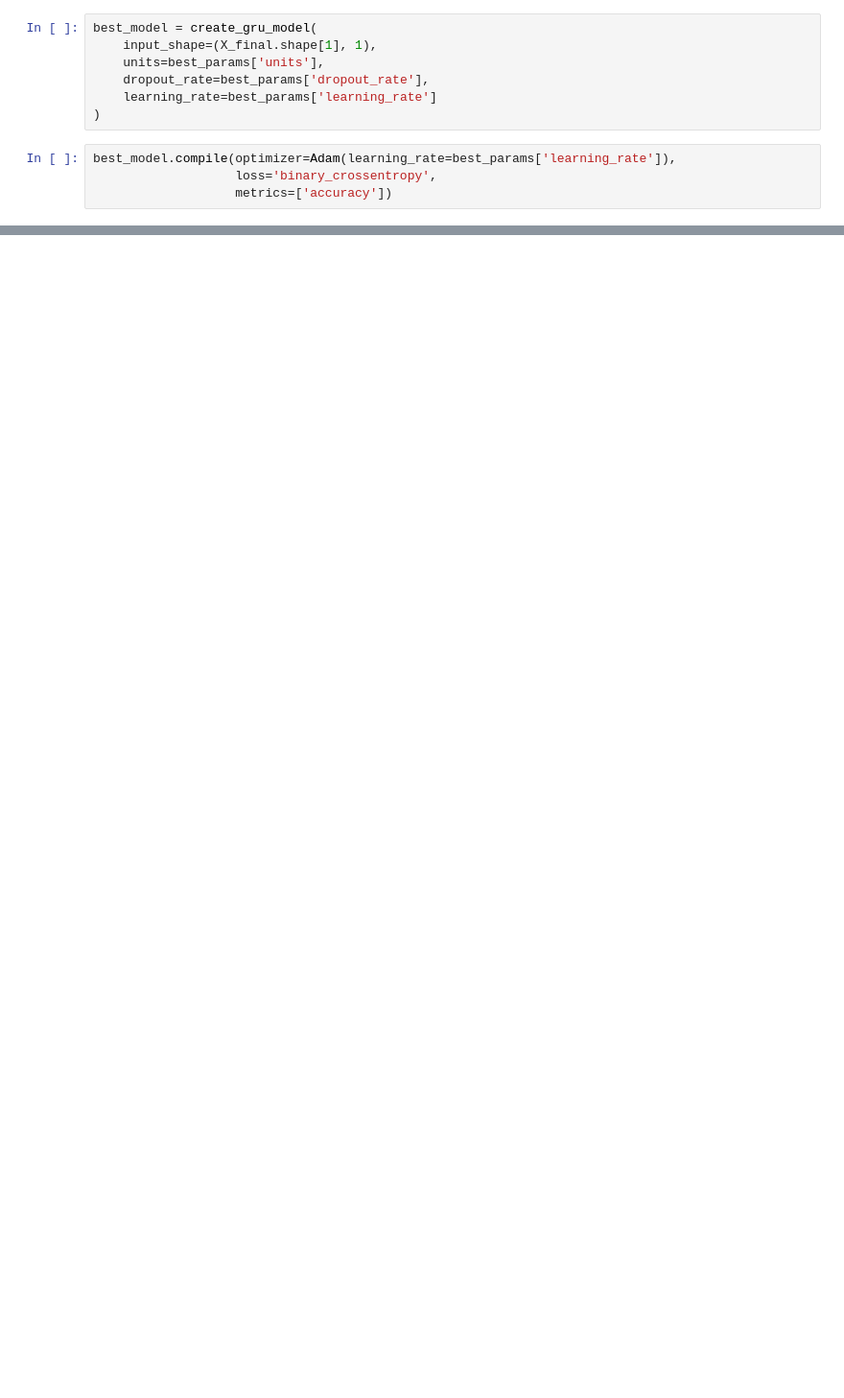
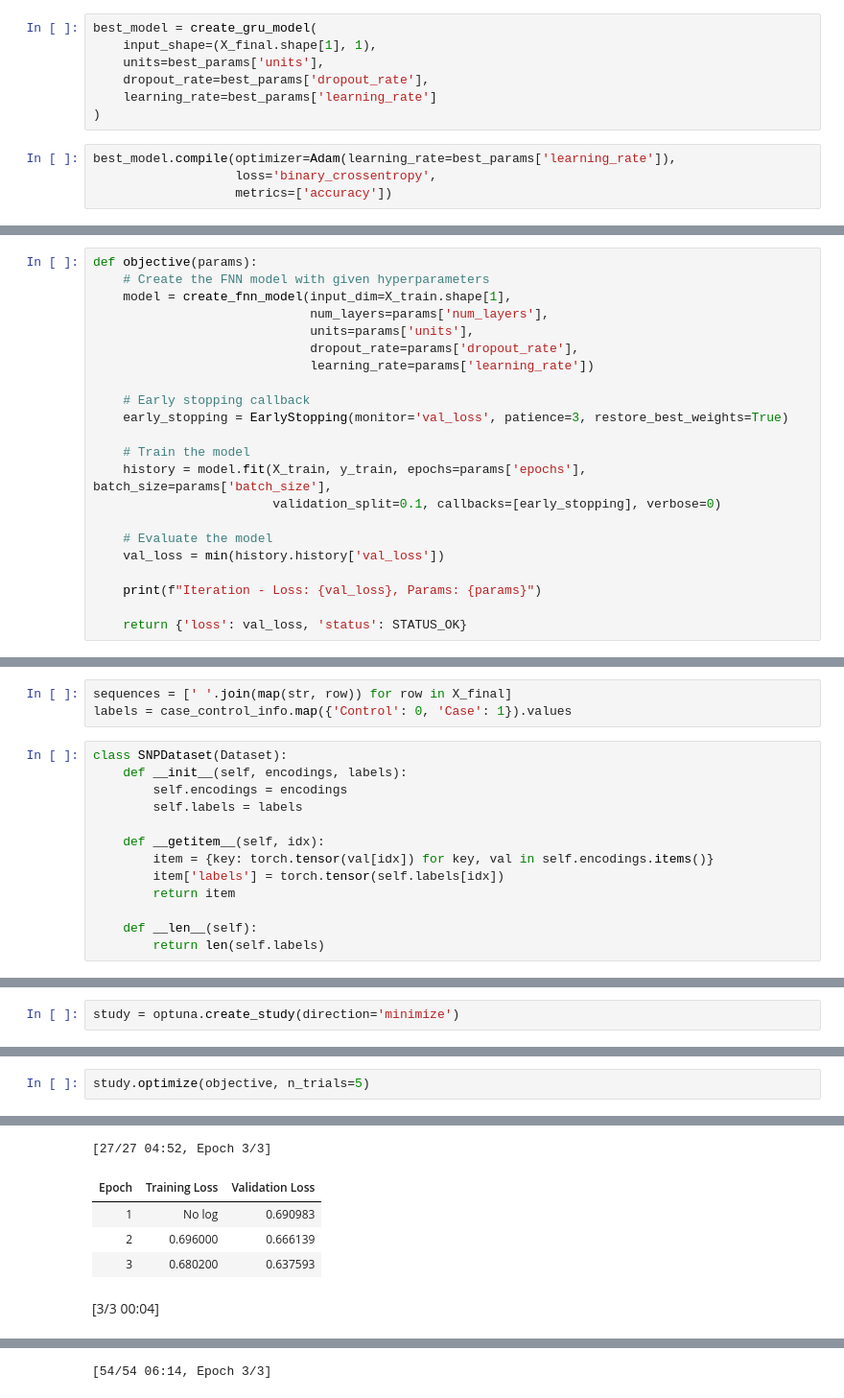
Before and after one commit to CEL-lab/SNP_Deep-Learning, a Jupyter notebook: Code/MentalRetardationModels.ipynb, the cells around one changed output, grey strips where cells are left out. Shown at 96% size. Drawn from its saved outputs; the diff is of its cells as text; blank space fills up the shorter version.

```diff
--- a/Code/MentalRetardationModels.ipynb
+++ b/Code/MentalRetardationModels.ipynb
@@ -2860,0 +3225,22 @@ print(f"Specificity: {test_specificity}")
+# %%
+def objective(params):
+    # Create the FNN model with given hyperparameters
+    model = create_fnn_model(input_dim=X_train.shape[1],
+                             num_layers=params['num_layers'],
+                             units=params['units'],
+                             dropout_rate=params['dropout_rate'],
+                             learning_rate=params['learning_rate'])
+
+    # Early stopping callback
+    early_stopping = EarlyStopping(monitor='val_loss', patience=3, restore_best_weights=True)
+
+    # Train the model
+    history = model.fit(X_train, y_train, epochs=params['epochs'], batch_size=params['batch_size'],
+                        validation_split=0.1, callbacks=[early_stopping], verbose=0)
+
+    # Evaluate the model
+    val_loss = min(history.history['val_loss'])
+
+    print(f"Iteration - Loss: {val_loss}, Params: {params}")
+
+    return {'loss': val_loss, 'status': STATUS_OK}
@@ -2860,0 +3331,16 @@ print(f"Specificity: {test_specificity}")
+# %%
+sequences = [' '.join(map(str, row)) for row in X_final]
+labels = case_control_info.map({'Control': 0, 'Case': 1}).values
+# %%
+class SNPDataset(Dataset):
+    def __init__(self, encodings, labels):
+        self.encodings = encodings
+        self.labels = labels
+
+    def __getitem__(self, idx):
+        item = {key: torch.tensor(val[idx]) for key, val in self.encodings.items()}
+        item['labels'] = torch.tensor(self.labels[idx])
+        return item
+
+    def __len__(self):
+        return len(self.labels)
@@ -2860,0 +3402,2 @@ print(f"Specificity: {test_specificity}")
+# %%
+study = optuna.create_study(direction='minimize')
@@ -2860,0 +3406,3 @@ print(f"Specificity: {test_specificity}")
+# %%
+study.optimize(objective, n_trials=5)
+# %% [output]
@@ -2860,0 +3413,6 @@ print(f"Specificity: {test_specificity}")
+[27/27 04:52, Epoch 3/3]
+| Epoch | Training Loss | Validation Loss |
+| 1 | No log | 0.690983 |
+| 2 | 0.696000 | 0.666139 |
+| 3 | 0.680200 | 0.637593 |
+[3/3 00:04]
@@ -2860,0 +3424 @@ print(f"Specificity: {test_specificity}")
+[54/54 06:14, Epoch 3/3]
```
Also changed, not shown: parts of 180 cells of this notebook, 2 other files.
